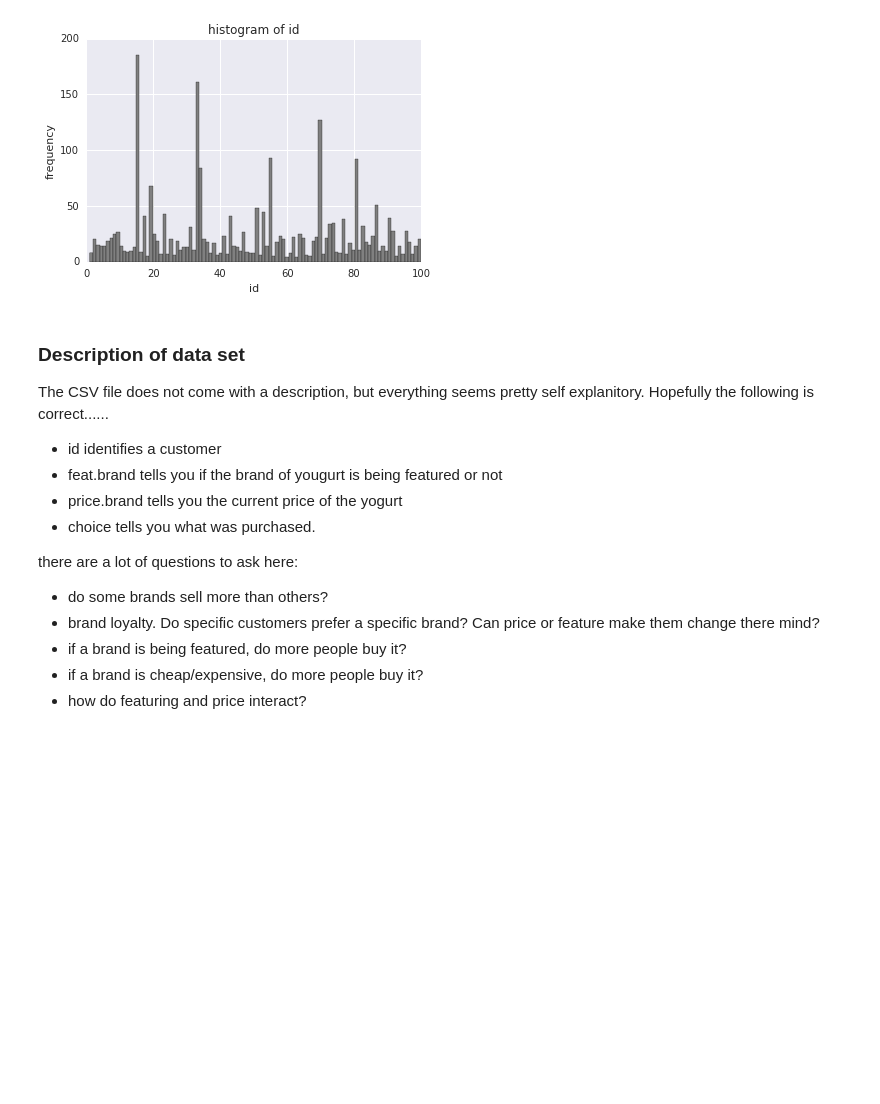
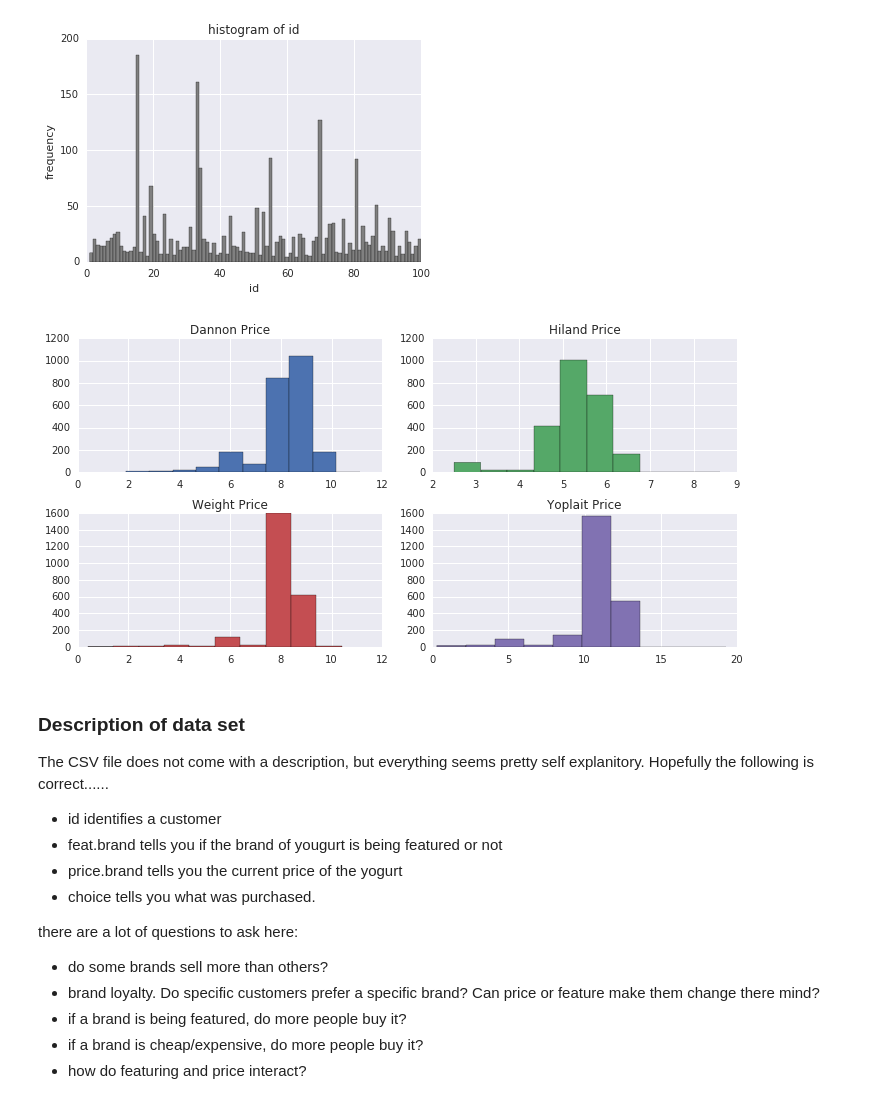
Before and after one commit to danielbarter/kaggle, a Jupyter notebook: Rdatasets/Yogurt.ipynb, the cells around one changed output. Saved outputs shown, nothing was run; the diff lists cells and outputs as text; code cells hidden in the pictures; blank space fills up the shorter version.

```diff
--- a/Rdatasets/Yogurt.ipynb
+++ b/Rdatasets/Yogurt.ipynb
@@ -34,6 +34,21 @@ plt.ylabel("frequency")
 plt.show()
 # %% [output]
 [figure]
+# %%
+colors = sns.color_palette()
+f, ax = plt.subplots(2,2,figsize=(10, 5))
+ax[0,0].hist(Yogurt["price.dannon"],color=colors[0])
+ax[0,0].set_title("Dannon Price")
+ax[0,1].hist(Yogurt["price.hiland"],color=colors[1])
+ax[0,1].set_title("Hiland Price")
+ax[1,0].hist(Yogurt["price.weight"],color=colors[2])
+ax[1,0].set_title("Weight Price")
+ax[1,1].hist(Yogurt["price.yoplait"],color=colors[3])
+ax[1,1].set_title("Yoplait Price")
+f.tight_layout()
+plt.show()
+# %% [output]
+[figure, added]
 # %% [markdown]
 ### Description of data set
 
```
Also changed, not shown: parts of 7 cells of this notebook.
